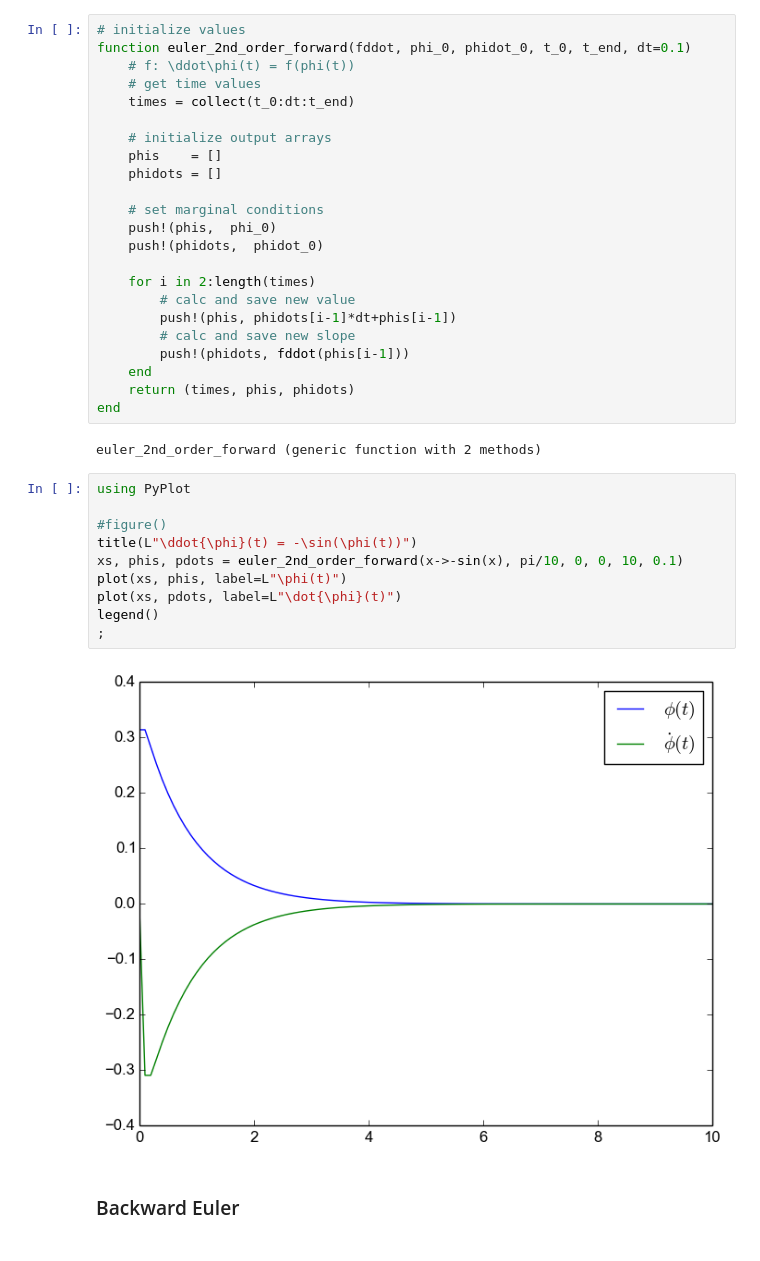
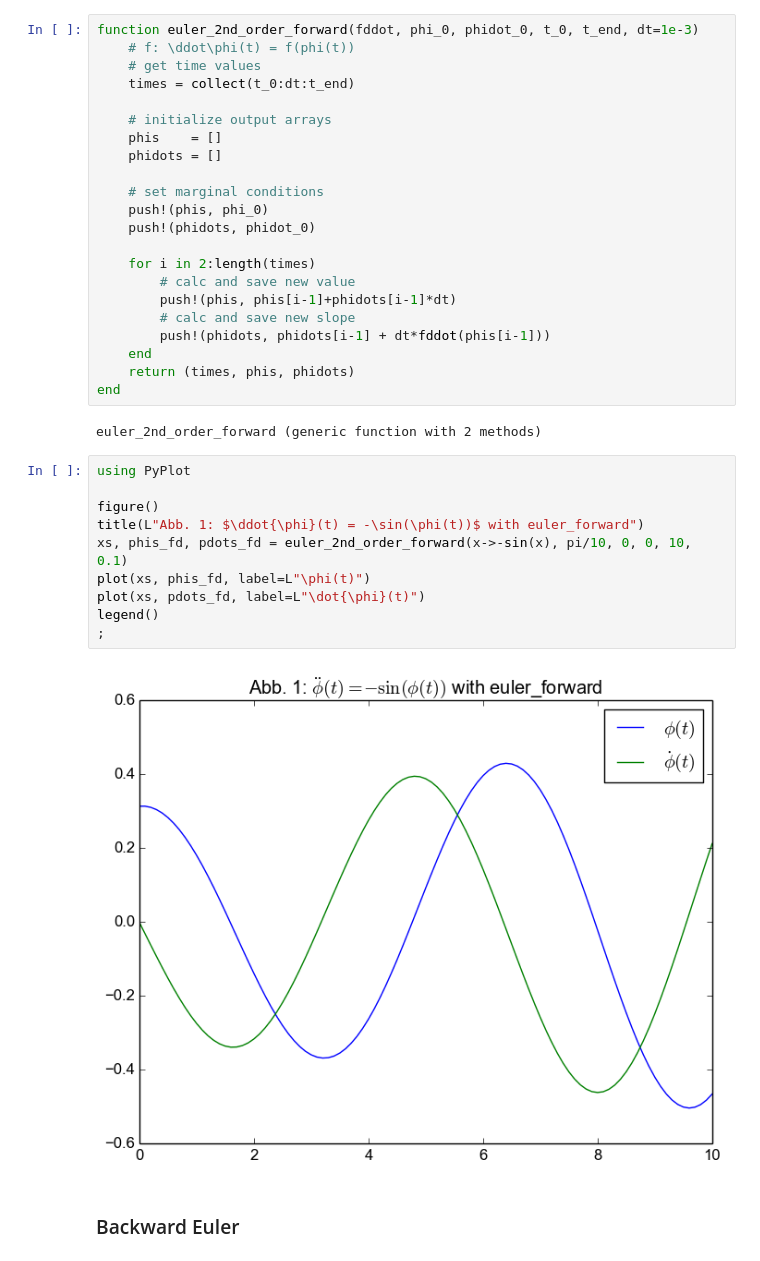
Before and after one commit to ofilla/compphys2016, a Jupyter notebook: uebung_05/05_die_zukunft_richtig_ausgependelt.ipynb, the cells around one changed output. Cells and saved outputs as stored; diff of their text form.

```diff
--- a/uebung_05/05_die_zukunft_richtig_ausgependelt.ipynb
+++ b/uebung_05/05_die_zukunft_richtig_ausgependelt.ipynb
@@ -73,6 +71,5 @@ Das zu bearbeitende System lautet also:
 # %%
-# initialize values
-function euler_2nd_order_forward(fddot, phi_0, phidot_0, t_0, t_end, dt=0.1)
+function euler_2nd_order_forward(fddot, phi_0, phidot_0, t_0, t_end, dt=1e-3)
     # f: \ddot\phi(t) = f(phi(t))
     # get time values
     times = collect(t_0:dt:t_end)
@@ -82,14 +79,14 @@ function euler_2nd_order_forward(fddot, phi_0, phidot_0, t_0, t_end, dt=0.1)
     phidots = []
 
     # set marginal conditions
-    push!(phis,  phi_0)
-    push!(phidots,  phidot_0)
+    push!(phis, phi_0)
+    push!(phidots, phidot_0)
 
     for i in 2:length(times)
         # calc and save new value
-        push!(phis, phidots[i-1]*dt+phis[i-1])
+        push!(phis, phis[i-1]+phidots[i-1]*dt)
         # calc and save new slope
-        push!(phidots, fddot(phis[i-1]))
+        push!(phidots, phidots[i-1] + dt*fddot(phis[i-1]))
     end
     return (times, phis, phidots)
 end
@@ -98,14 +95,14 @@ euler_2nd_order_forward (generic function with 2 methods)
 # %%
 using PyPlot
 
-#figure()
-title(L"\ddot{\phi}(t) = -\sin(\phi(t))")
-xs, phis, pdots = euler_2nd_order_forward(x->-sin(x), pi/10, 0, 0, 10, 0.1)
-plot(xs, phis, label=L"\phi(t)")
-plot(xs, pdots, label=L"\dot{\phi}(t)")
+figure()
+title(L"Abb. 1: $\ddot{\phi}(t) = -\sin(\phi(t))$ with euler_forward")
+xs, phis_fd, pdots_fd = euler_2nd_order_forward(x->-sin(x), pi/10, 0, 0, 10, 0.1)
+plot(xs, phis_fd, label=L"\phi(t)")
+plot(xs, pdots_fd, label=L"\dot{\phi}(t)")
 legend()
 ;
 # %% [output]
-[figure, old version]
+[figure, new version]
 # %% [markdown]
 ### Backward Euler
```
Also changed, not shown: parts of 5 cells of this notebook, 1 other file.
